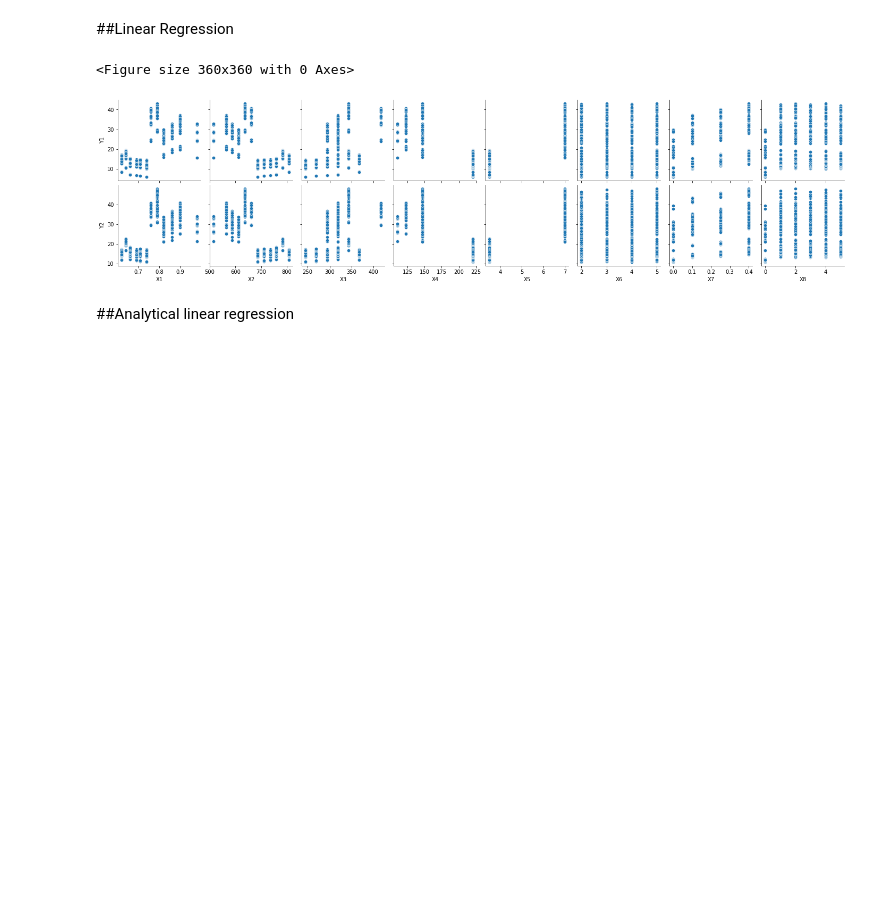
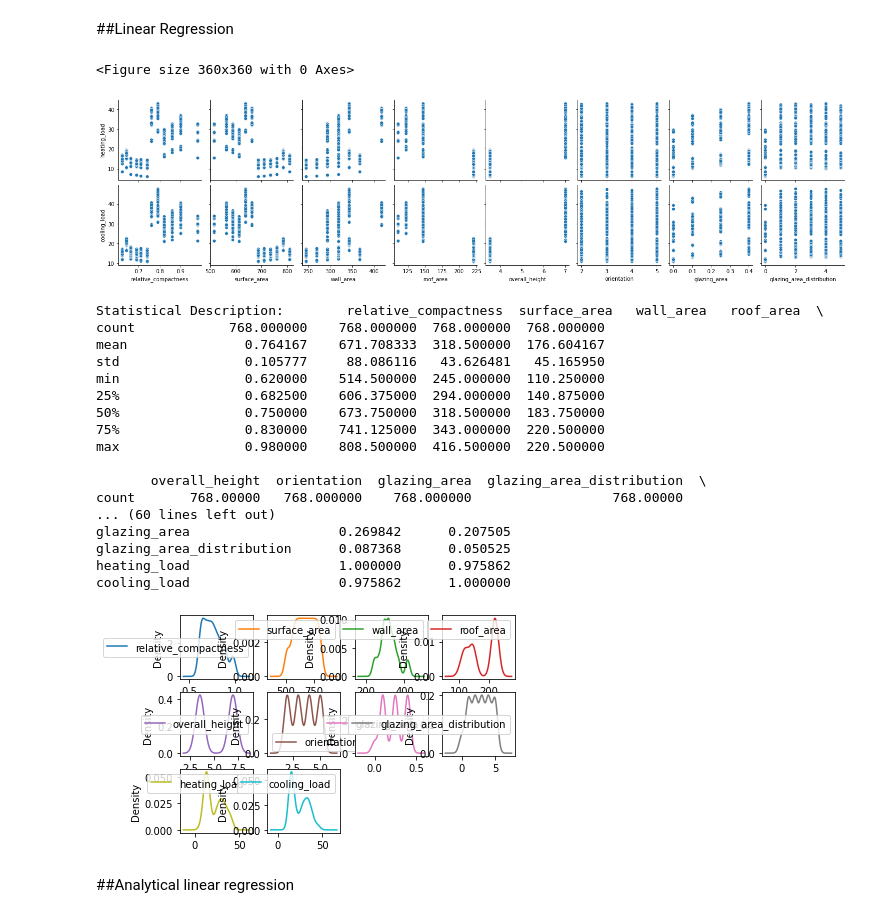
Before and after one commit to VenissaCarolQuadros/COMP551, a Jupyter notebook: COMP551_A1.ipynb, the cells around one changed output. Drawn from its saved outputs; the diff is of its cells as text; code cells hidden in the pictures; blank space fills up the shorter version.

```diff
--- a/COMP551_A1.ipynb
+++ b/COMP551_A1.ipynb
@@ -121,16 +121,34 @@ class LinearRegression:
     return Xt @ self.w
 # %%
 plt.figure(figsize=(5,5))
-sns.pairplot(data=df1, y_vars=['Y1','Y2'], x_vars=['X1', 'X2', 'X3', 'X4', 'X5', 'X6', 'X7', 'X8'])
+sns.pairplot(data=df1, y_vars=['heating_load', 'cooling_load'], x_vars=['relative_compactness', 'surface_area', 'wall_area', 'roof_area', 'overall_height', 'orientation', 'glazing_area', 'glazing_area_distribution'])
 plt.show()
 
 df1.plot(kind='density', subplots=True, layout=(3,4), sharex=False, sharey=False)
 
 print("Statistical Description:", df1.describe())
 print("Correlation:", df1.corr(method='pearson'))
 # %% [output]
 <Figure size 360x360 with 0 Axes>
-[figure, old version]
+[figure, new version]
+Statistical Description:        relative_compactness  surface_area   wall_area   roof_area  \
+count            768.000000    768.000000  768.000000  768.000000
+mean               0.764167    671.708333  318.500000  176.604167
+std                0.105777     88.086116   43.626481   45.165950
+min                0.620000    514.500000  245.000000  110.250000
+25%                0.682500    606.375000  294.000000  140.875000
+50%                0.750000    673.750000  318.500000  183.750000
+75%                0.830000    741.125000  343.000000  220.500000
+max                0.980000    808.500000  416.500000  220.500000
+
+       overall_height  orientation  glazing_area  glazing_area_distribution  \
+count       768.00000   768.000000    768.000000                  768.00000
+... (60 lines left out)
+glazing_area                   0.269842      0.207505
+glazing_area_distribution      0.087368      0.050525
+heating_load                   1.000000      0.975862
+cooling_load                   0.975862      1.000000
+[figure, added]
 # %% [markdown]
 ##Analytical linear regression
 # %%
```
Also changed, not shown: parts of 1 cell of this notebook.
